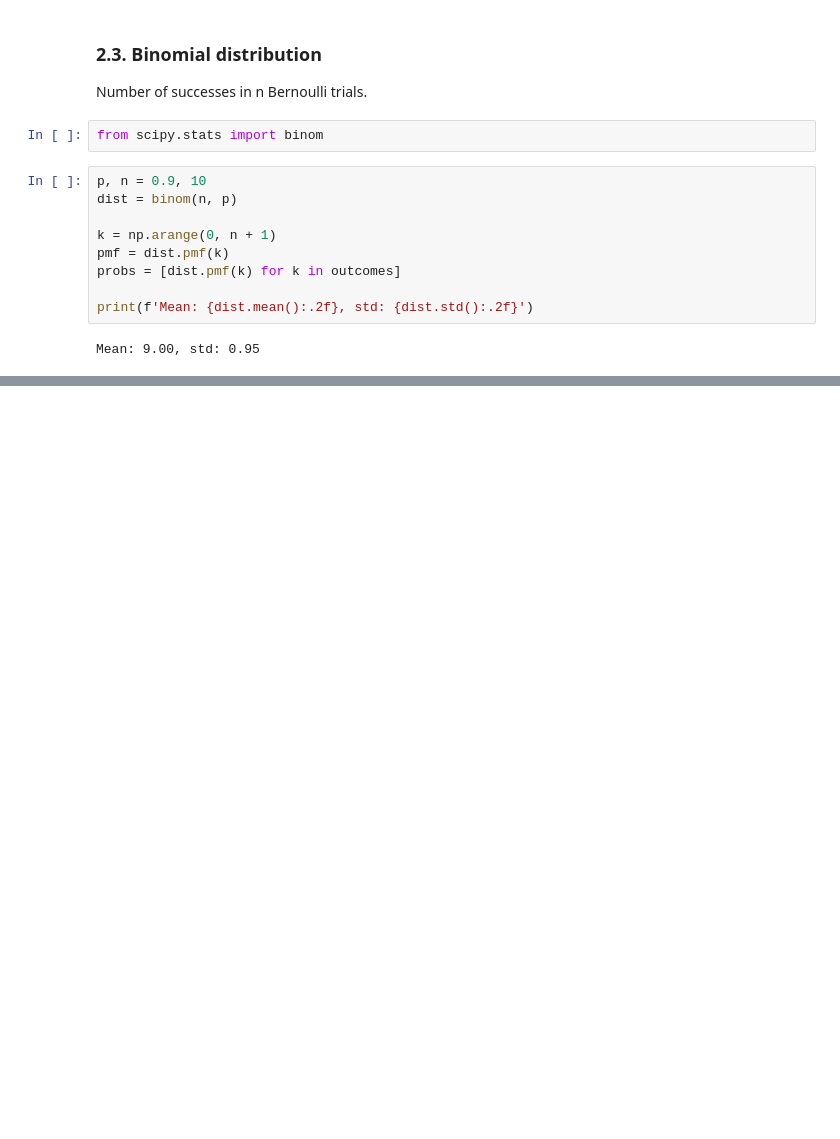
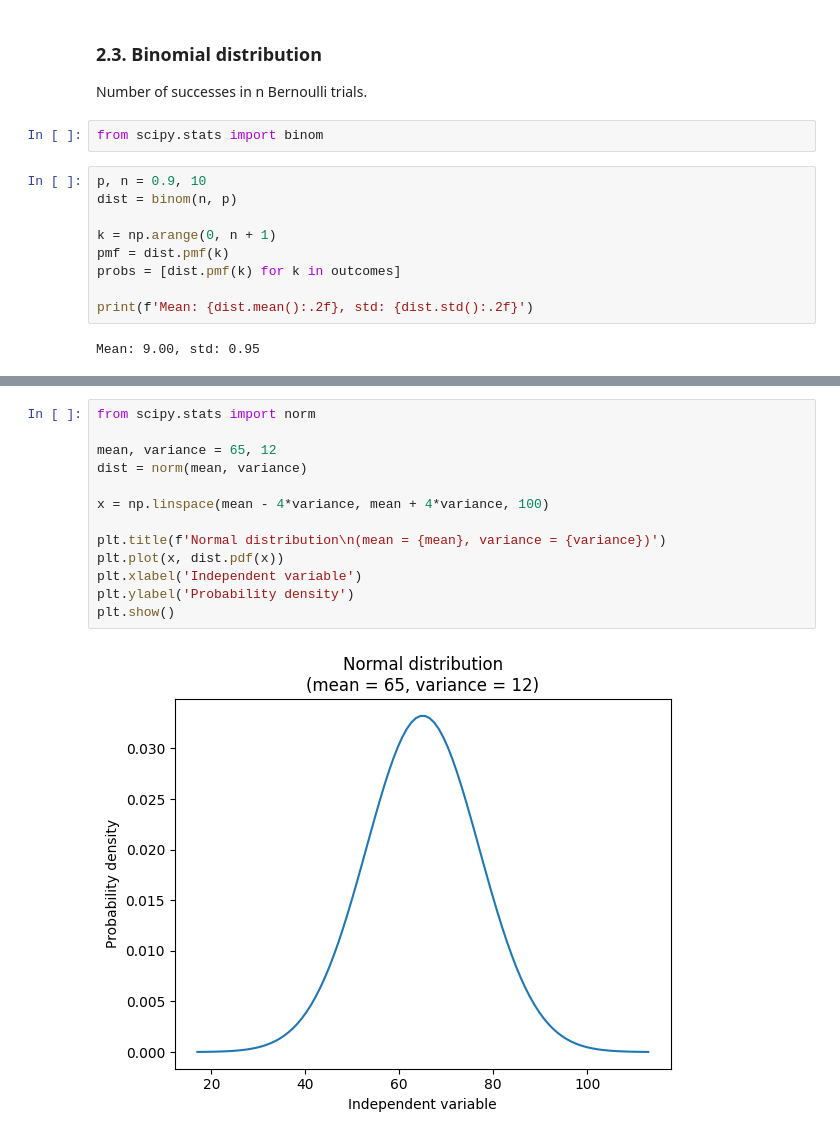
Before and after one commit to gperdrizet/fullstack-2605, a Jupyter notebook: unit-2/lesson-13/lesson-13-demo.ipynb, the cells around one changed output, grey strips where cells are left out. Cells and saved outputs as stored; diff of their text form; blank space fills up the shorter version.

```diff
--- a/unit-2/lesson-13/lesson-13-demo.ipynb
+++ b/unit-2/lesson-13/lesson-13-demo.ipynb
@@ -90,0 +116,15 @@ plt.show()
+# %%
+from scipy.stats import norm
+
+mean, variance = 65, 12
+dist = norm(mean, variance)
+
+x = np.linspace(mean - 4*variance, mean + 4*variance, 100)
+
+plt.title(f'Normal distribution\n(mean = {mean}, variance = {variance})')
+plt.plot(x, dist.pdf(x))
+plt.xlabel('Independent variable')
+plt.ylabel('Probability density')
+plt.show()
+# %% [output]
+[figure, added]
```
Also changed, not shown: parts of 14 cells of this notebook, 1 other file.
